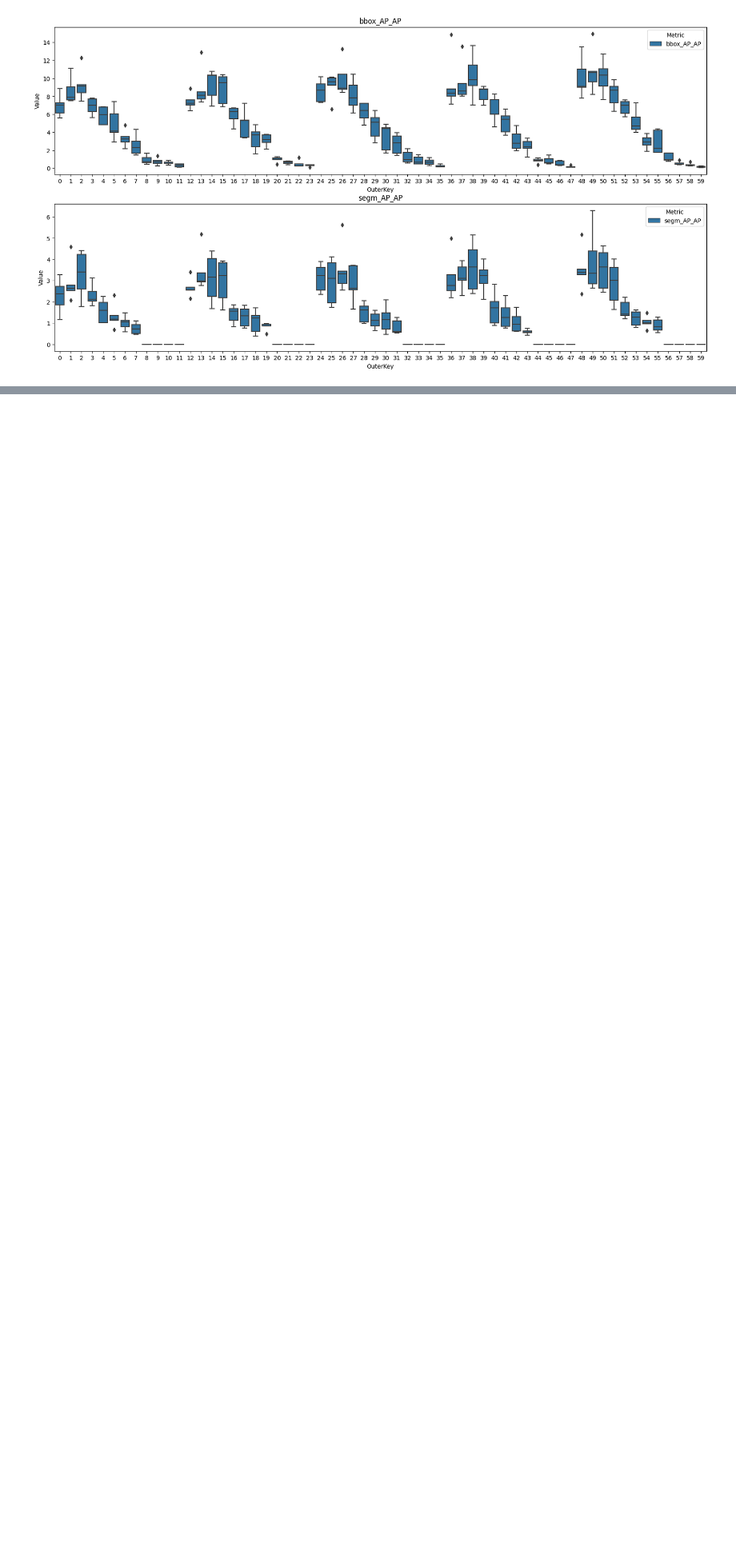
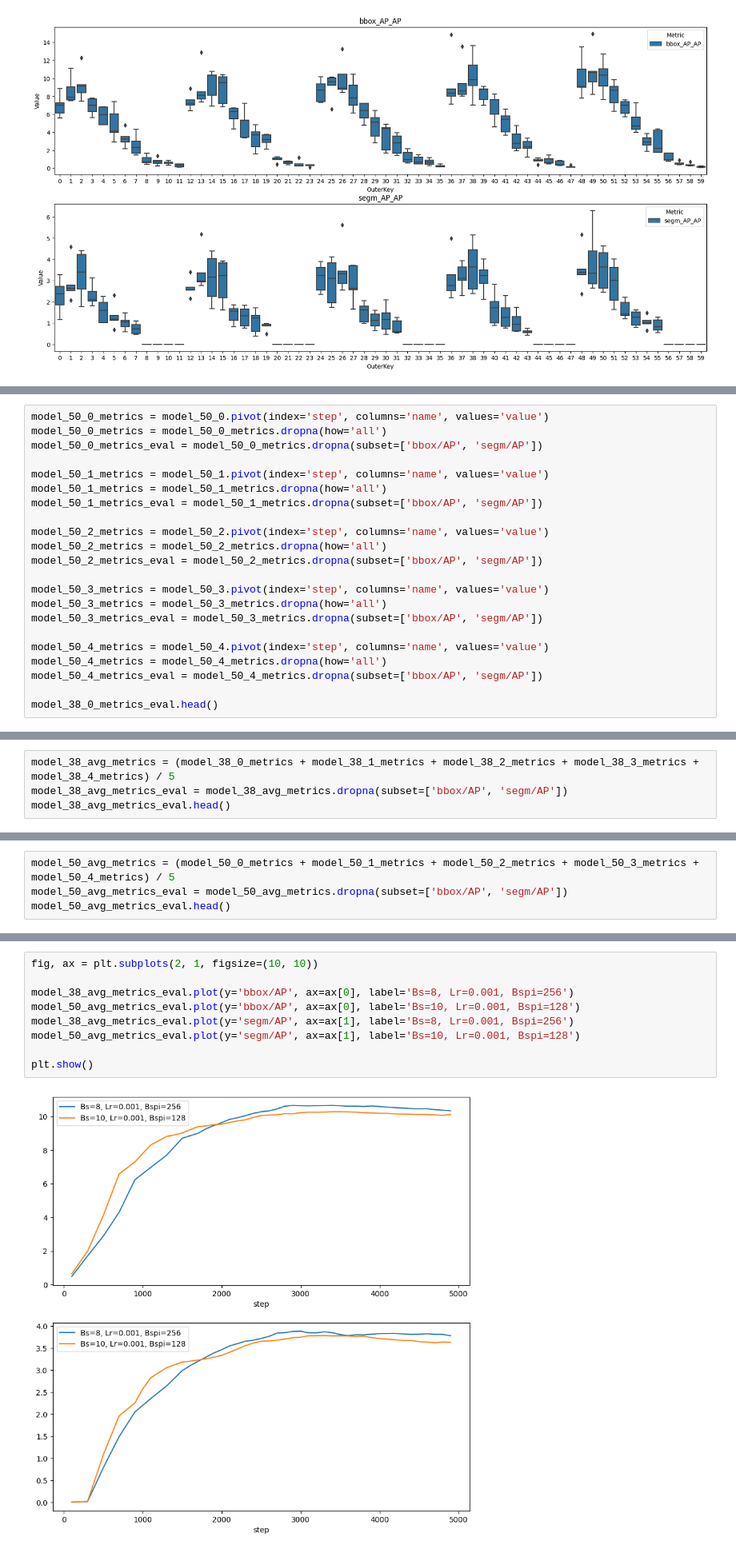
Before and after one commit to femartip/Detection-Microfibres-in-Sludge, a Jupyter notebook: Fine_tuned_Detectron2/Utils/cv_results_GLASS.ipynb, the cells around one changed output, grey strips where cells are left out. Shown at 80% size. Saved outputs shown, nothing was run; the diff lists cells and outputs as text; blank space fills up the shorter version.

```diff
--- a/Fine_tuned_Detectron2/Utils/cv_results.ipynb
+++ b/Fine_tuned_Detectron2/Utils/cv_results_GLASS.ipynb
@@ -277,0 +431,22 @@ plt.show()
+# %%
+model_50_0_metrics = model_50_0.pivot(index='step', columns='name', values='value')
+model_50_0_metrics = model_50_0_metrics.dropna(how='all')
+model_50_0_metrics_eval = model_50_0_metrics.dropna(subset=['bbox/AP', 'segm/AP'])
+
+model_50_1_metrics = model_50_1.pivot(index='step', columns='name', values='value')
+model_50_1_metrics = model_50_1_metrics.dropna(how='all')
+model_50_1_metrics_eval = model_50_1_metrics.dropna(subset=['bbox/AP', 'segm/AP'])
+
+model_50_2_metrics = model_50_2.pivot(index='step', columns='name', values='value')
+model_50_2_metrics = model_50_2_metrics.dropna(how='all')
+model_50_2_metrics_eval = model_50_2_metrics.dropna(subset=['bbox/AP', 'segm/AP'])
+
+model_50_3_metrics = model_50_3.pivot(index='step', columns='name', values='value')
+model_50_3_metrics = model_50_3_metrics.dropna(how='all')
+model_50_3_metrics_eval = model_50_3_metrics.dropna(subset=['bbox/AP', 'segm/AP'])
+
+model_50_4_metrics = model_50_4.pivot(index='step', columns='name', values='value')
+model_50_4_metrics = model_50_4_metrics.dropna(how='all')
+model_50_4_metrics_eval = model_50_4_metrics.dropna(subset=['bbox/AP', 'segm/AP'])
+
+model_38_0_metrics_eval.head()
@@ -277,0 +462,4 @@ plt.show()
+# %%
+model_38_avg_metrics = (model_38_0_metrics + model_38_1_metrics + model_38_2_metrics + model_38_3_metrics + model_38_4_metrics) / 5
+model_38_avg_metrics_eval = model_38_avg_metrics.dropna(subset=['bbox/AP', 'segm/AP'])
+model_38_avg_metrics_eval.head()
@@ -277,0 +475,4 @@ plt.show()
+# %%
+model_50_avg_metrics = (model_50_0_metrics + model_50_1_metrics + model_50_2_metrics + model_50_3_metrics + model_50_4_metrics) / 5
+model_50_avg_metrics_eval = model_50_avg_metrics.dropna(subset=['bbox/AP', 'segm/AP'])
+model_50_avg_metrics_eval.head()
@@ -277,0 +501,11 @@ plt.show()
+# %%
+fig, ax = plt.subplots(2, 1, figsize=(10, 10))
+
+model_38_avg_metrics_eval.plot(y='bbox/AP', ax=ax[0], label='Bs=8, Lr=0.001, Bspi=256')
+model_50_avg_metrics_eval.plot(y='bbox/AP', ax=ax[0], label='Bs=10, Lr=0.001, Bspi=128')
+model_38_avg_metrics_eval.plot(y='segm/AP', ax=ax[1], label='Bs=8, Lr=0.001, Bspi=256')
+model_50_avg_metrics_eval.plot(y='segm/AP', ax=ax[1], label='Bs=10, Lr=0.001, Bspi=128')
+
+plt.show()
+# %% [output]
+[figure, added]
```
Also changed, not shown: parts of 30 cells of this notebook, 4 other files.
